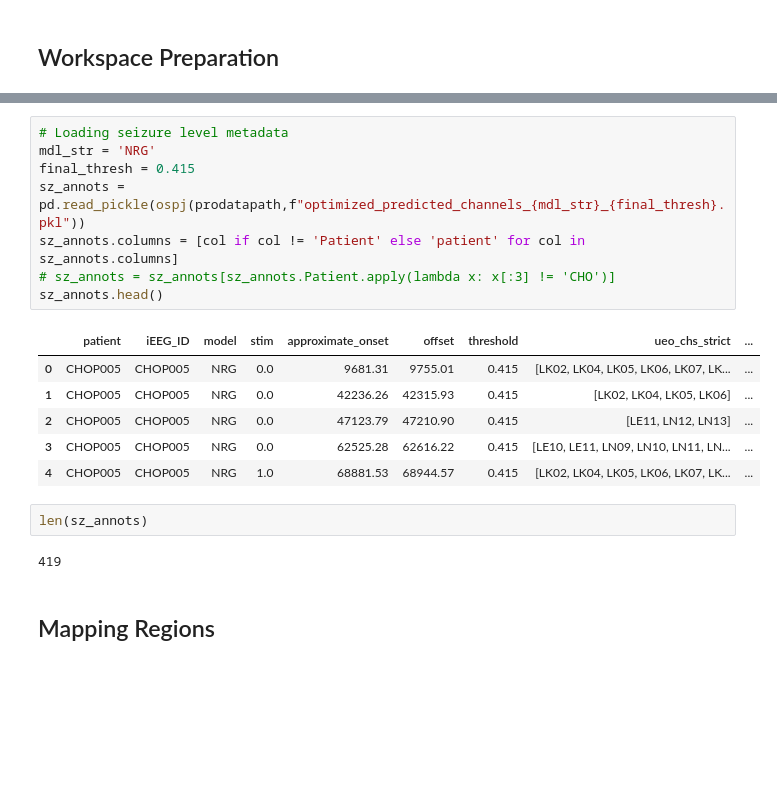
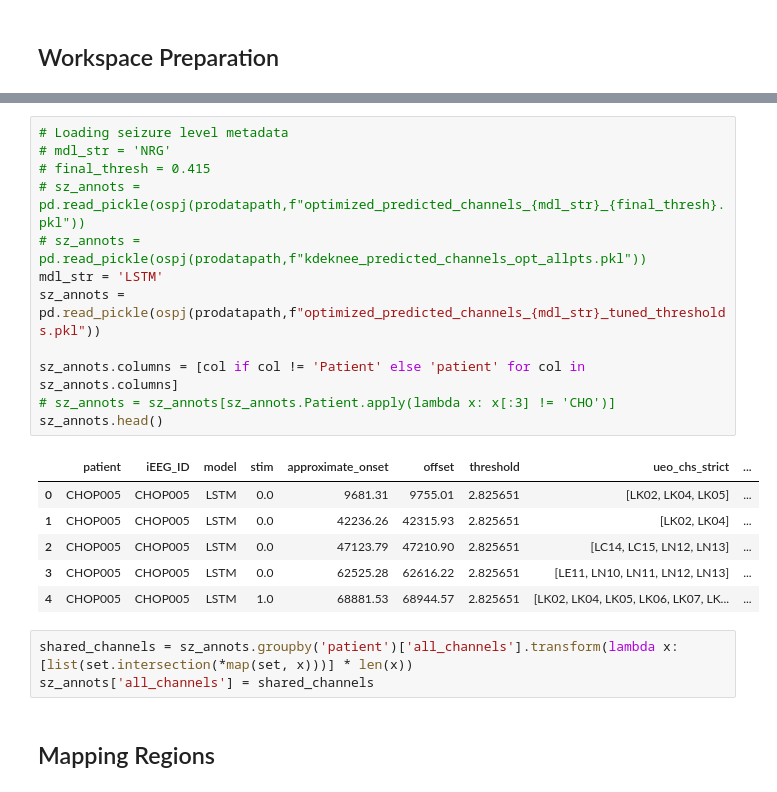
Before and after one commit to wojemann/stim-seizures, a Jupyter notebook: code/model_prediction_analysis.ipynb, the cells around one changed output, grey strips where cells are left out. Saved outputs shown, nothing was run; the diff lists cells and outputs as text; blank space fills up the shorter version.

```diff
--- a/code/model_prediction_analysis.ipynb
+++ b/code/model_prediction_analysis.ipynb
@@ -60,23 +61,26 @@ sz_metadata.head()
 | 4 | 4 | HUP224 | HUP224_phaseII | 415736.8300 | 415751.71870 | NaN | 415751.7187 | 415805.57 | ... |
 # %%
 # Loading seizure level metadata
-mdl_str = 'NRG'
-final_thresh = 0.415
-sz_annots = pd.read_pickle(ospj(prodatapath,f"optimized_predicted_channels_{mdl_str}_{final_thresh}.pkl"))
+# mdl_str = 'NRG'
+# final_thresh = 0.415
+# sz_annots = pd.read_pickle(ospj(prodatapath,f"optimized_predicted_channels_{mdl_str}_{final_thresh}.pkl"))
+# sz_annots = pd.read_pickle(ospj(prodatapath,f"kdeknee_predicted_channels_opt_allpts.pkl"))
+mdl_str = 'LSTM'
+sz_annots = pd.read_pickle(ospj(prodatapath,f"optimized_predicted_channels_{mdl_str}_tuned_thresholds.pkl"))
+
 sz_annots.columns = [col if col != 'Patient' else 'patient' for col in sz_annots.columns]
 # sz_annots = sz_annots[sz_annots.Patient.apply(lambda x: x[:3] != 'CHO')]
 sz_annots.head()
 # %% [output]
 |  | patient | iEEG_ID | model | stim | approximate_onset | offset | threshold | ueo_chs_strict | ... |
-| 0 | CHOP005 | CHOP005 | NRG | 0.0 | 9681.31 | 9755.01 | 0.415 | [LK02, LK04, LK05, LK06, LK07, LK... | ... |
-| 1 | CHOP005 | CHOP005 | NRG | 0.0 | 42236.26 | 42315.93 | 0.415 | [LK02, LK04, LK05, LK06] | ... |
-| 2 | CHOP005 | CHOP005 | NRG | 0.0 | 47123.79 | 47210.90 | 0.415 | [LE11, LN12, LN13] | ... |
-| 3 | CHOP005 | CHOP005 | NRG | 0.0 | 62525.28 | 62616.22 | 0.415 | [LE10, LE11, LN09, LN10, LN11, LN... | ... |
-| 4 | CHOP005 | CHOP005 | NRG | 1.0 | 68881.53 | 68944.57 | 0.415 | [LK02, LK04, LK05, LK06, LK07, LK... | ... |
+| 0 | CHOP005 | CHOP005 | LSTM | 0.0 | 9681.31 | 9755.01 | 2.825651 | [LK02, LK04, LK05] | ... |
+| 1 | CHOP005 | CHOP005 | LSTM | 0.0 | 42236.26 | 42315.93 | 2.825651 | [LK02, LK04] | ... |
+| 2 | CHOP005 | CHOP005 | LSTM | 0.0 | 47123.79 | 47210.90 | 2.825651 | [LC14, LC15, LN12, LN13] | ... |
+| 3 | CHOP005 | CHOP005 | LSTM | 0.0 | 62525.28 | 62616.22 | 2.825651 | [LE11, LN10, LN11, LN12, LN13] | ... |
+| 4 | CHOP005 | CHOP005 | LSTM | 1.0 | 68881.53 | 68944.57 | 2.825651 | [LK02, LK04, LK05, LK06, LK07, LK... | ... |
-# %%
-len(sz_annots)
-# %% [output]
-419
+# %%
+shared_channels = sz_annots.groupby('patient')['all_channels'].transform(lambda x: [list(set.intersection(*map(set, x)))] * len(x))
+sz_annots['all_channels'] = shared_channels
 # %% [markdown]
 ## Mapping Regions
 # %%
```
Also changed, not shown: parts of 11 cells of this notebook, 11 other files.
